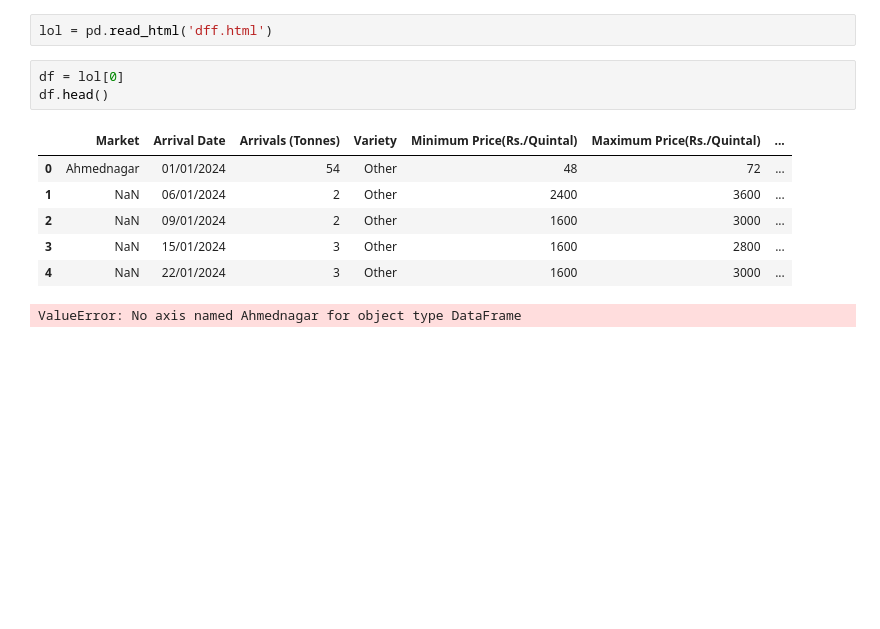
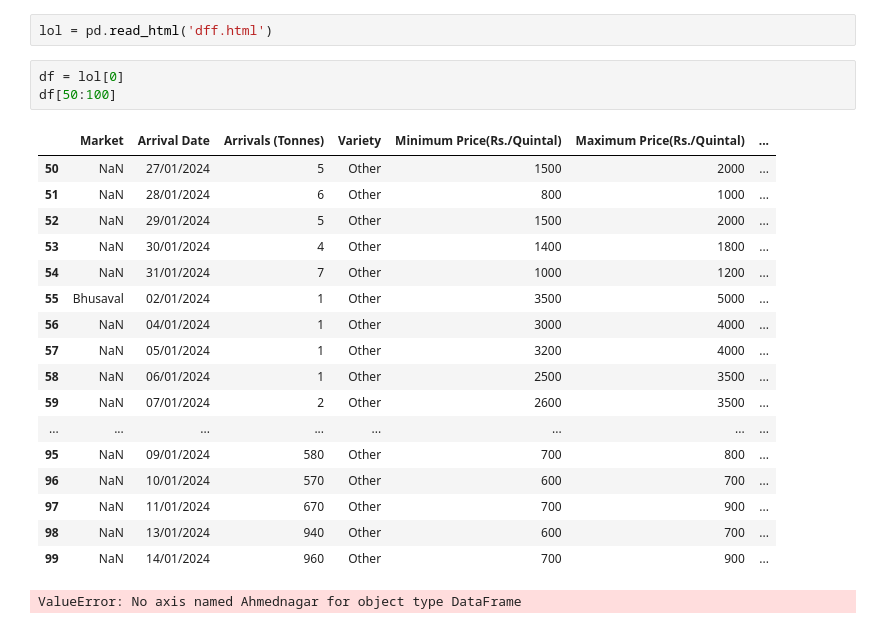
Before and after one commit to ARRYTHEBEAST/AutoDataDownloaderBot, a Jupyter notebook: experiment.ipynb, the cells around one changed output. Drawn from its saved outputs; the diff is of its cells as text; blank space fills up the shorter version.

```diff
--- a/experiment.ipynb
+++ b/experiment.ipynb
@@ -614,14 +614,25 @@ df = pd.read_html('/Users/arjun/Documents/AutoDataDownloaderBot/Agmarknet_<cente
 lol = pd.read_html('dff.html')
 # %%
 df = lol[0]
-df.head()
+df[50:100]
 # %% [output]
 |  | Market | Arrival Date | Arrivals (Tonnes) | Variety | Minimum Price(Rs./Quintal) | Maximum Price(Rs./Quintal) | ... |
-| 0 | Ahmednagar | 01/01/2024 | 54 | Other | 48 | 72 | ... |
-| 1 | NaN | 06/01/2024 | 2 | Other | 2400 | 3600 | ... |
-| 2 | NaN | 09/01/2024 | 2 | Other | 1600 | 3000 | ... |
-| 3 | NaN | 15/01/2024 | 3 | Other | 1600 | 2800 | ... |
-| 4 | NaN | 22/01/2024 | 3 | Other | 1600 | 3000 | ... |
+| 50 | NaN | 27/01/2024 | 5 | Other | 1500 | 2000 | ... |
+| 51 | NaN | 28/01/2024 | 6 | Other | 800 | 1000 | ... |
+| 52 | NaN | 29/01/2024 | 5 | Other | 1500 | 2000 | ... |
+| 53 | NaN | 30/01/2024 | 4 | Other | 1400 | 1800 | ... |
+| 54 | NaN | 31/01/2024 | 7 | Other | 1000 | 1200 | ... |
+| 55 | Bhusaval | 02/01/2024 | 1 | Other | 3500 | 5000 | ... |
+| 56 | NaN | 04/01/2024 | 1 | Other | 3000 | 4000 | ... |
+| 57 | NaN | 05/01/2024 | 1 | Other | 3200 | 4000 | ... |
+| 58 | NaN | 06/01/2024 | 1 | Other | 2500 | 3500 | ... |
+| 59 | NaN | 07/01/2024 | 2 | Other | 2600 | 3500 | ... |
+| ... | ... | ... | ... | ... | ... | ... | ... |
+| 95 | NaN | 09/01/2024 | 580 | Other | 700 | 800 | ... |
+| 96 | NaN | 10/01/2024 | 570 | Other | 600 | 700 | ... |
+| 97 | NaN | 11/01/2024 | 670 | Other | 700 | 900 | ... |
+| 98 | NaN | 13/01/2024 | 940 | Other | 600 | 700 | ... |
+| 99 | NaN | 14/01/2024 | 960 | Other | 700 | 900 | ... |
 # %%
 # %% [output]
 ValueError: No axis named Ahmednagar for object type DataFrame
```
